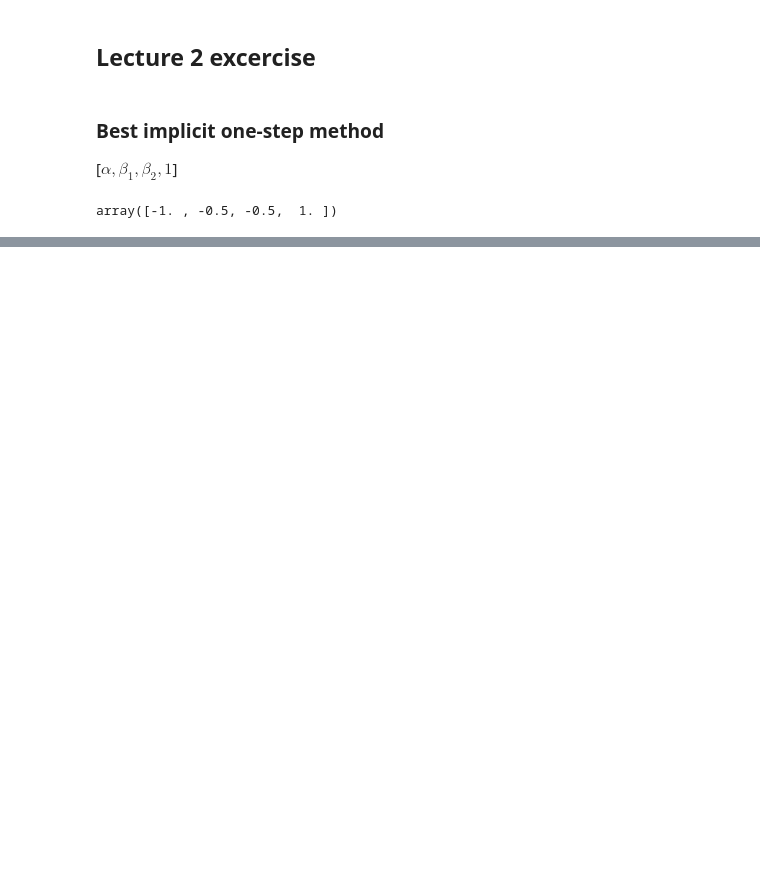
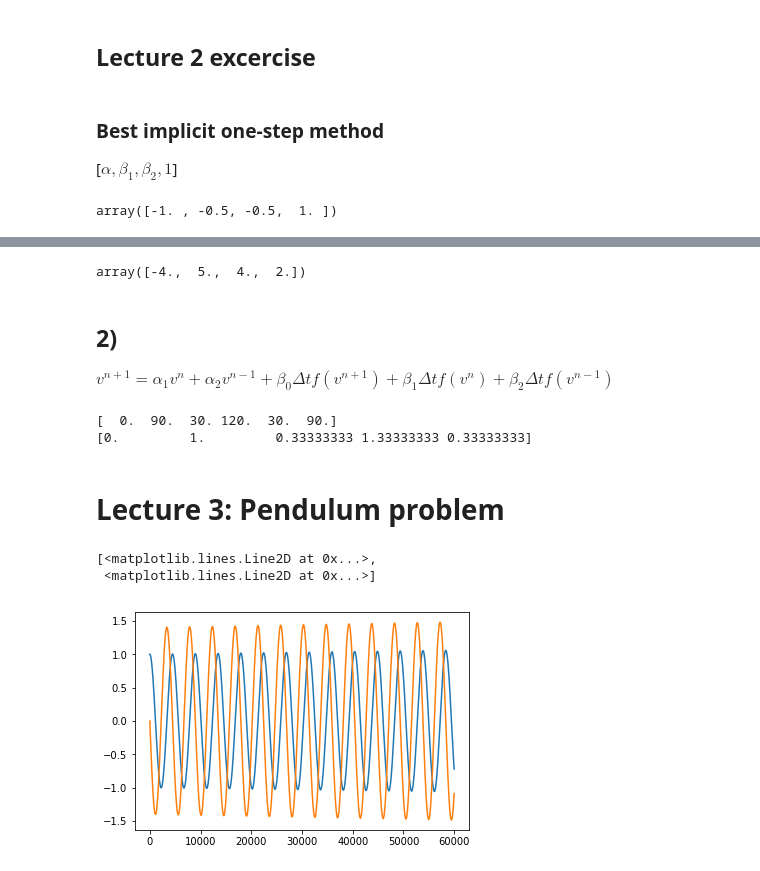
Before and after one commit to JuanVillegasSantos/Computational_Methods, a Jupyter notebook: Examples.ipynb, the cells around one changed output, grey strips where cells are left out. Cells and saved outputs as stored; diff of their text form; code cells hidden in the pictures; blank space fills up the shorter version.

```diff
--- a/Examples.ipynb
+++ b/Examples.ipynb
@@ -77,0 +82,52 @@ array([-1. , -0.5, -0.5,  1. ])
+# %%
+A=np.array([[1,1,0,0,-1],
+           [0,-1,1,1,-1],
+           [0,1/2,0,-1,-1/2],
+           [0,-1/6,0,1/2,-1/6],
+           [0,1/24,0,-1/6,-1/24]])
+b=[0,0,0,0,1]
+x=np.matmul(np.linalg.inv(A),b)
+x[0:-1]/x[-1]
+# %% [output]
+array([-4.,  5.,  4.,  2.])
+# %% [markdown]
+## 2)
+$v^{n+1}=\alpha_1 v^n+\alpha_2 v^{n-1}+\beta_0\Delta tf(v^{n+1})+\beta_1\Delta tf(v^n)+\beta_2\Delta tf(v^{n-1})$
+# %%
+A=np.array([[1,1,0,0,0,-1],
+           [0,-1,1,1,1,-1],
+           [0,1/2,1,0,-1,-1/2],
+           [0,-1/6,1/2,0,1/2,-1/6],
+           [0,1/24,1/6,0,-1/6,-1/24],
+           [0,-1/120,1/24,0,1/24,-1/120]])
+b=[0,0,0,0,0,1]
+x=np.matmul(np.linalg.inv(A),b)
+print(x)
+print(x[0:-1]/x[-1])
+# %% [output]
+[  0.  90.  30. 120.  30.  90.]
+[0.         1.         0.33333333 1.33333333 0.33333333]
+# %% [markdown]
+# Lecture 3: Pendulum problem
+# %%
+import numpy as np
+import matplotlib.pyplot as plt
+def derivate (g,l,u):
+    theta=u[0]
+    theta_dot=u[1]
+    theta_ddot=-g*theta/l
+    return np.array([theta_dot,theta_ddot])
+# %%
+#Forward euler
+u0=np.array([1,0]);g=9.8;l=5
+dt=0.001;T=60;history=[]
+for t in np.arange(0,T,dt):
+    dudt=derivate(g,l,u0)
+    u=u0+dt*dudt
+    u0=u
+    history.append(u0)
+plt.plot(history)
+# %% [output]
+[<matplotlib.lines.Line2D at 0x...>,
+ <matplotlib.lines.Line2D at 0x...>]
+[figure, added]
```
Also changed, not shown: parts of 5 cells of this notebook.
